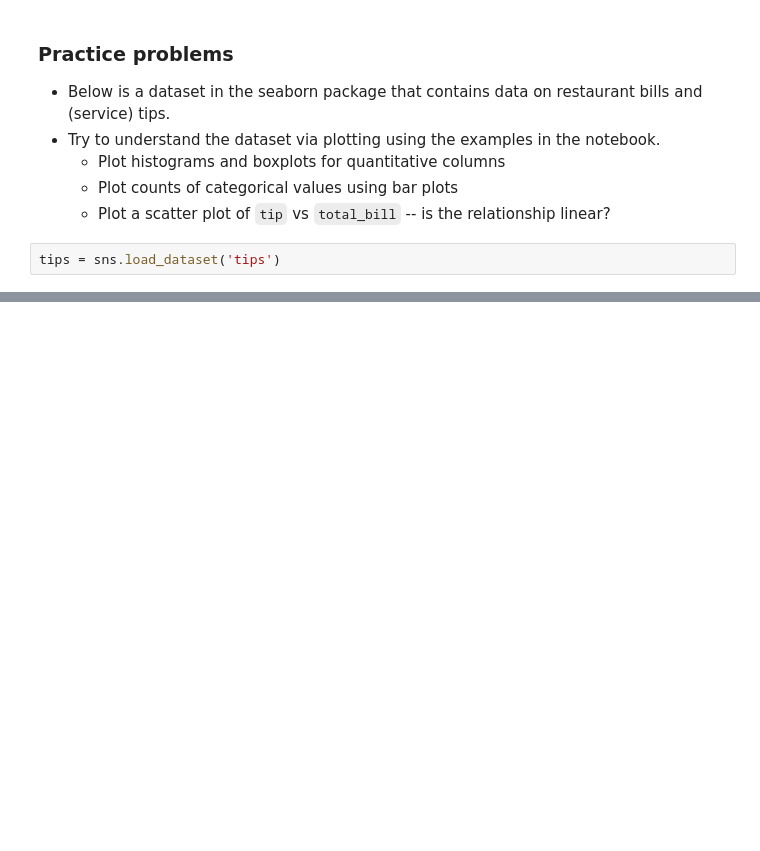
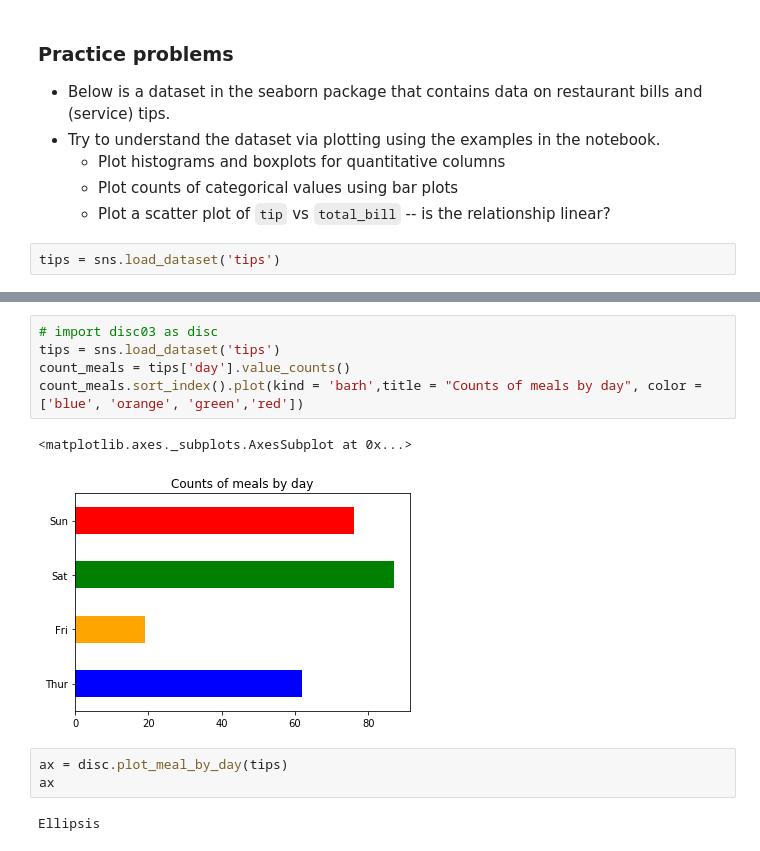
Before and after one commit to leeso1718/dsc80-wi20, a Jupyter notebook: discussions/03/Discussion 03.ipynb, the cells around one changed output, grey strips where cells are left out. Saved outputs shown, nothing was run; the diff lists cells and outputs as text; blank space fills up the shorter version.

```diff
--- a/discussions/03/Discussion 03.ipynb
+++ b/discussions/03/Discussion 03.ipynb
@@ -312,3 +475,16 @@ tips.head()
 Plot the counts of meals in `tips` by day. Your plotting function, `plot_meal_by_day` should return an `matplotlib.axes._subplots.AxesSubplot` object; your plot should look like the plot below.
 
 <img src="imgs/barh.png" width="50%"/>
+# %%
+# import disc03 as disc
+tips = sns.load_dataset('tips')
+count_meals = tips['day'].value_counts()
+count_meals.sort_index().plot(kind = 'barh',title = "Counts of meals by day", color = ['blue', 'orange', 'green','red'])
+# %% [output]
+<matplotlib.axes._subplots.AxesSubplot at 0x...>
+[figure, added]
+# %%
+ax = disc.plot_meal_by_day(tips)
+ax
+# %% [output]
+Ellipsis
```
Also changed, not shown: parts of 54 cells of this notebook, 36 other files.
